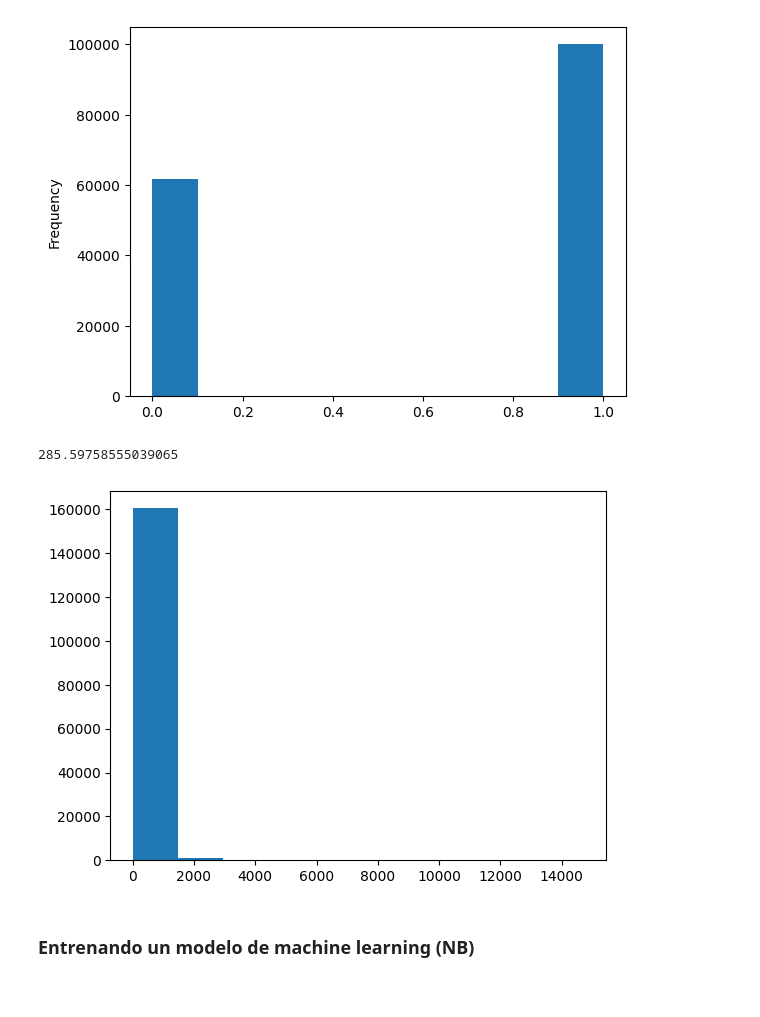
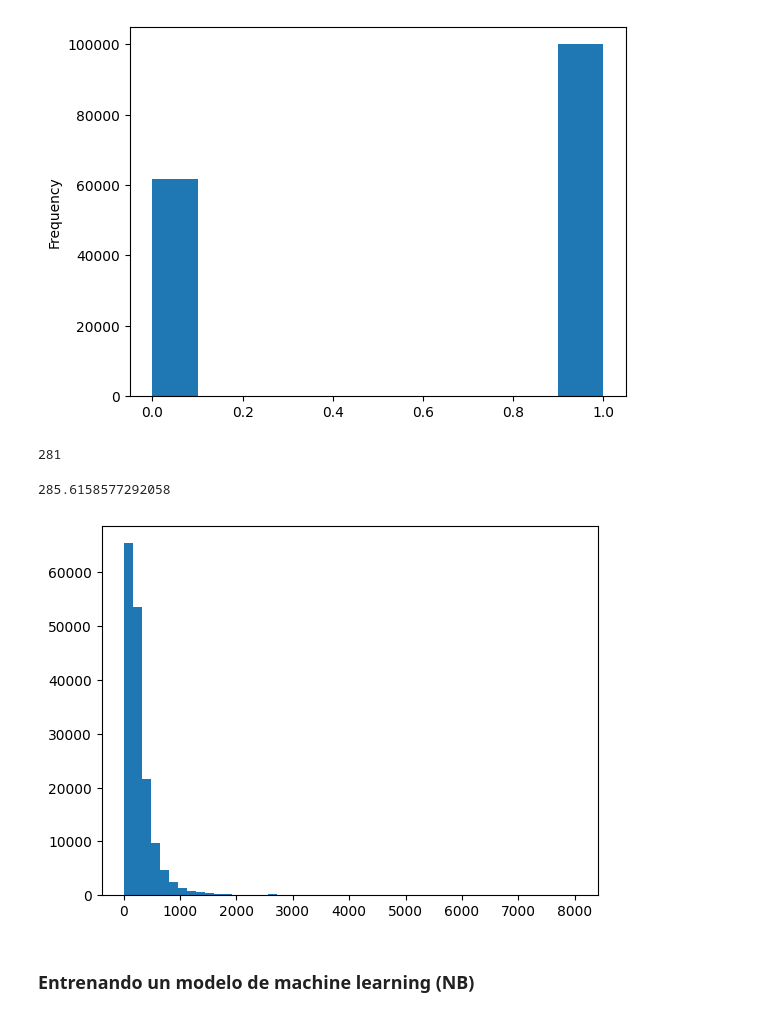
Before and after one commit to jmartingv/nlp-clasifier, a Jupyter notebook: notebook.ipynb, the cells around one changed output. Saved outputs shown, nothing was run; the diff lists cells and outputs as text; code cells hidden in the pictures.

```diff
--- a/notebook.ipynb
+++ b/notebook.ipynb
@@ -111,17 +110,21 @@ datos_recortados['Label'].plot(kind='hist')
 # %% [output]
 <Axes: ylabel='Frequency'>
 [figure]
+# %%
+len(datos_recortados['FullText'][0])
+# %% [output]
+281
 # %%
 str_lengths = []
 for row in datos_recortados['FullText']:
     str_lengths.append(len(row))
 
 print(np.mean(str_lengths))
-plt.hist(str_lengths)
+plt.hist(str_lengths, bins=50)
 plt.show()
 # %% [output]
-285.59758555039065
+285.6158577292058
-[figure, old version]
+[figure, new version]
 # %% [markdown]
 ### Entrenando un modelo de machine learning (NB)
 # %%
```
Also changed, not shown: parts of 14 cells of this notebook, 1 other file.
